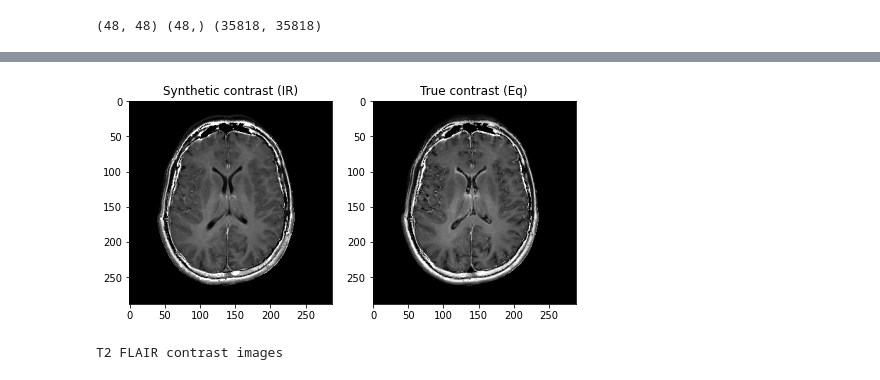
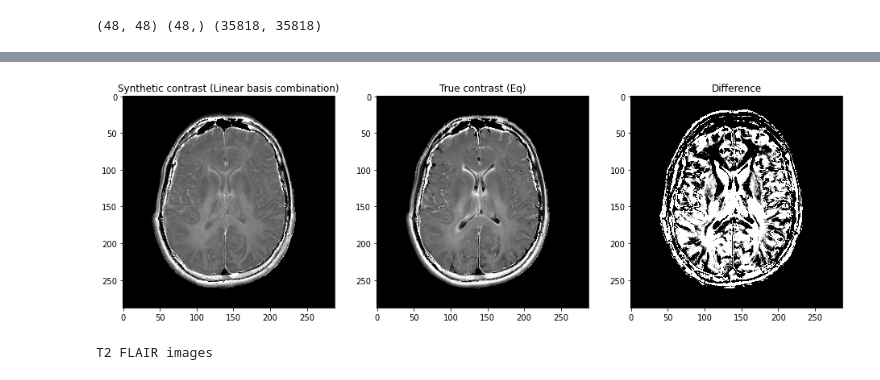
Before and after one commit to sidharthkumar10500/course_proj, a Jupyter notebook: experimental_semc_basis_subject2.ipynb, the cells around one changed output, grey strips where cells are left out. Saved outputs shown, nothing was run; the diff lists cells and outputs as text; code cells hidden in the pictures.

```diff
--- a/experimental_semc_basis_subject2.ipynb
+++ b/experimental_semc_basis_subject2.ipynb
@@ -176,3 +138,22 @@ error (min mean max): 0.03334396701870858 0.037654231728223714 0.045762949702162
+# %%
+A = np.dot(Phi.T, X_sim3).T
+def linear_coeffs(A,spin_echo_out):
+    q, qresid, qrank, qs = np.linalg.lstsq(A, spin_echo_out,rcond=None)#least squares fitting to find the linear combination
+    nrmse_err = nrmse( np.dot(A,q) , spin_echo_out)
+    return q, nrmse_err
+# %%
+#generating the training input and outputs for the NN to learn, this is for the real valued case
+Y_T1_image = spin_echo(T1T2_vals, 9, 150)#find the actual spin evolution through EPG algorithm, approximated through that spin echo function defined earlier
+Y_T2_image = spin_echo(T1T2_vals, 150, 8000)
+
+Y_T1_FLAIR = IR_spin_echo(T1T2_vals, 10, 2100, 880)
+Y_T2_FLAIR = IR_spin_echo(T1T2_vals, 110, 8000, 2200)
+# %%
+#linear combination coefficients
+T1_image_linear_coeffs, err_T1w = linear_coeffs(A,Y_T1_image)
+T2_image_linear_coeffs, err_T2w  = linear_coeffs(A,Y_T2_image)
+T1_FLAIR_linear_coeffs, err_T1F  = linear_coeffs(A,Y_T1_FLAIR)
+T2_FLAIR_linear_coeffs, err_T2F = linear_coeffs(A,Y_T2_FLAIR)
 # %%
 plt.figure(figsize=(16,6))
 
@@ -430,25 +250,27 @@ error (min mean max): 0.12628570431806654 0.17557478804608526 0.2388375184260953
 # %%
-plt.figure(figsize=(8,6))
+plt.figure(figsize=(16,6))
 
 Im_synthetic1 = np.zeros([288,288])
-Im_synthetic1[np.nonzero(mask)] = Xhat_se[:,0]
-Im_synthetic1 = Im_synthetic1#*PD_subject1
-plt.subplot(1,2,1)
-plt.imshow(np.abs(Im_synthetic1),cmap=plt.get_cmap('gray'), vmin=0,vmax = .5)#, vmax=.05*np.max(np.abs(Im_synthetic)))
-plt.title('Synthetic contrast (IR)')
+Im_synthetic1[np.nonzero(mask)] = np.dot(A,T2_FLAIR_linear_coeffs)
+plt.subplot(1,3,1)
+plt.imshow(Im_synthetic1,cmap=plt.get_cmap('gray'), vmin=0, vmax=0.5)
+plt.title('Synthetic contrast (Linear basis combination)')
 
-plt.subplot(1,2,2)
+plt.subplot(1,3,2)
 Im_synthetic = np.zeros([288,288])
-Im_synthetic[np.nonzero(mask)] = Y_se[:,0]
-Im_synthetic = Im_synthetic#*PD_subject1
-plt.imshow(np.abs(Im_synthetic),cmap=plt.get_cmap('gray'), vmin=0,vmax = 0.5)#, vmax=.05*np.max(np.abs(Im_synthetic)))
+Im_synthetic[np.nonzero(mask)] = Y_T2_FLAIR
+plt.imshow(Im_synthetic,cmap=plt.get_cmap('gray'), vmin=0, vmax=0.5)
 plt.title('True contrast (Eq)')
+
+plt.subplot(1,3,3)
+plt.imshow(Im_synthetic - Im_synthetic1,cmap=plt.get_cmap('gray'), vmin=0, vmax=0.5*0.01)#.5*np.max(np.abs(Im_synthetic)))
+plt.title('Difference')
 plt.show()
 
-print('T2 FLAIR contrast images')
+print('T2 FLAIR images')
 # %% [output]
-[figure, old version]
+[figure, new version]
-T2 FLAIR contrast images
+T2 FLAIR images
 # %%
 print(nrmse(Im_synthetic1,Im_synthetic))
 # %% [output]
```
Also changed, not shown: parts of 21 cells of this notebook, 1 other file.
